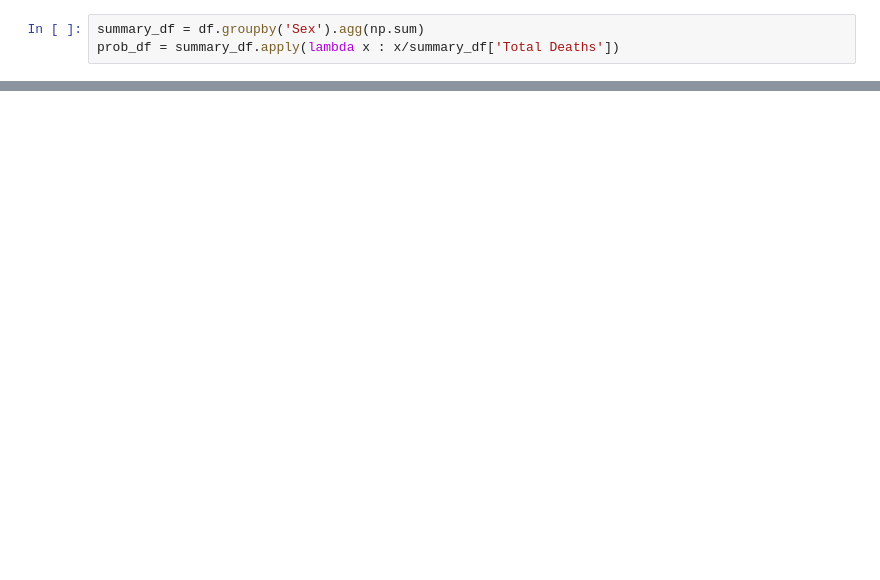
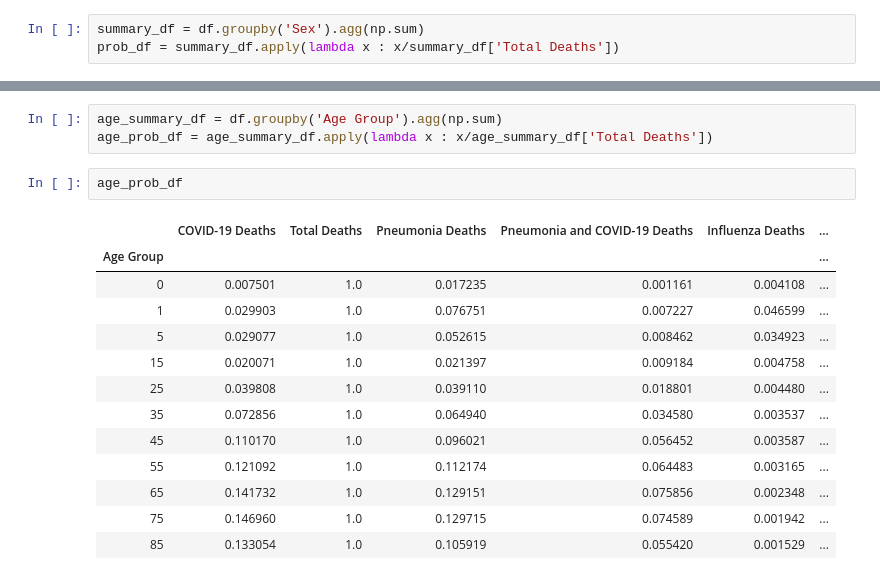
Before and after one commit to aditya-chichani/Covid-ICU-Bed-Allocation-System, a Jupyter notebook: 3036386807_3036383856_3037444215/analysis/data-processing.ipynb, the cells around one changed output, grey strips where cells are left out. Cells and saved outputs as stored; diff of their text form; blank space fills up the shorter version.

```diff
--- a/3036386807_3036383856_3037444215/analysis/data-processing.ipynb
+++ b/3036386807_3036383856_3037444215/analysis/data-processing.ipynb
@@ -56,0 +74,19 @@ sns.barplot(x = prob_df.index,y = 'Pneumonia, Influenza, or COVID-19 Deaths', da
+# %%
+age_summary_df = df.groupby('Age Group').agg(np.sum)
+age_prob_df = age_summary_df.apply(lambda x : x/age_summary_df['Total Deaths'])
+# %%
+age_prob_df
+# %% [output]
+|  | COVID-19 Deaths | Total Deaths | Pneumonia Deaths | Pneumonia and COVID-19 Deaths | Influenza Deaths | ... |
+| Age Group |  |  |  |  |  | ... |
+| 0 | 0.007501 | 1.0 | 0.017235 | 0.001161 | 0.004108 | ... |
+| 1 | 0.029903 | 1.0 | 0.076751 | 0.007227 | 0.046599 | ... |
+| 5 | 0.029077 | 1.0 | 0.052615 | 0.008462 | 0.034923 | ... |
+| 15 | 0.020071 | 1.0 | 0.021397 | 0.009184 | 0.004758 | ... |
+| 25 | 0.039808 | 1.0 | 0.039110 | 0.018801 | 0.004480 | ... |
+| 35 | 0.072856 | 1.0 | 0.064940 | 0.034580 | 0.003537 | ... |
+| 45 | 0.110170 | 1.0 | 0.096021 | 0.056452 | 0.003587 | ... |
+| 55 | 0.121092 | 1.0 | 0.112174 | 0.064483 | 0.003165 | ... |
+| 65 | 0.141732 | 1.0 | 0.129151 | 0.075856 | 0.002348 | ... |
+| 75 | 0.146960 | 1.0 | 0.129715 | 0.074589 | 0.001942 | ... |
+| 85 | 0.133054 | 1.0 | 0.105919 | 0.055420 | 0.001529 | ... |
```
Also changed, not shown: parts of 14 cells of this notebook, 3 other files.
